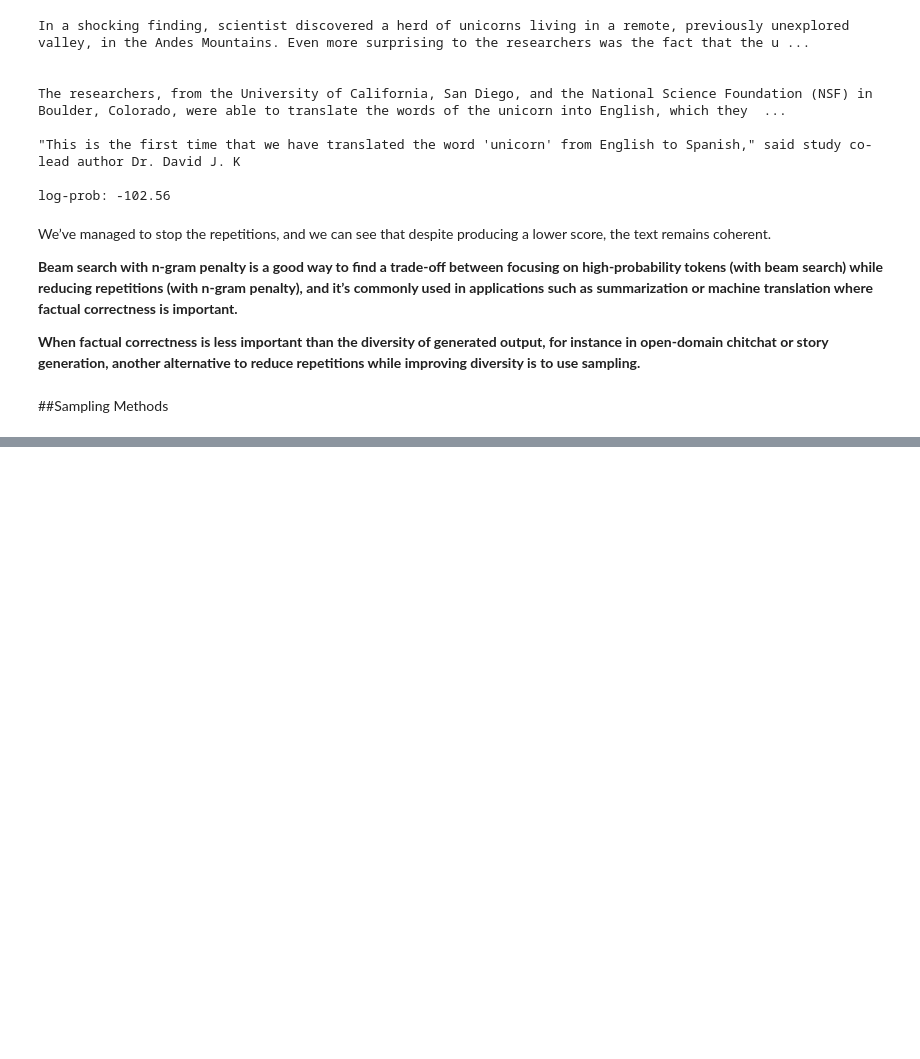
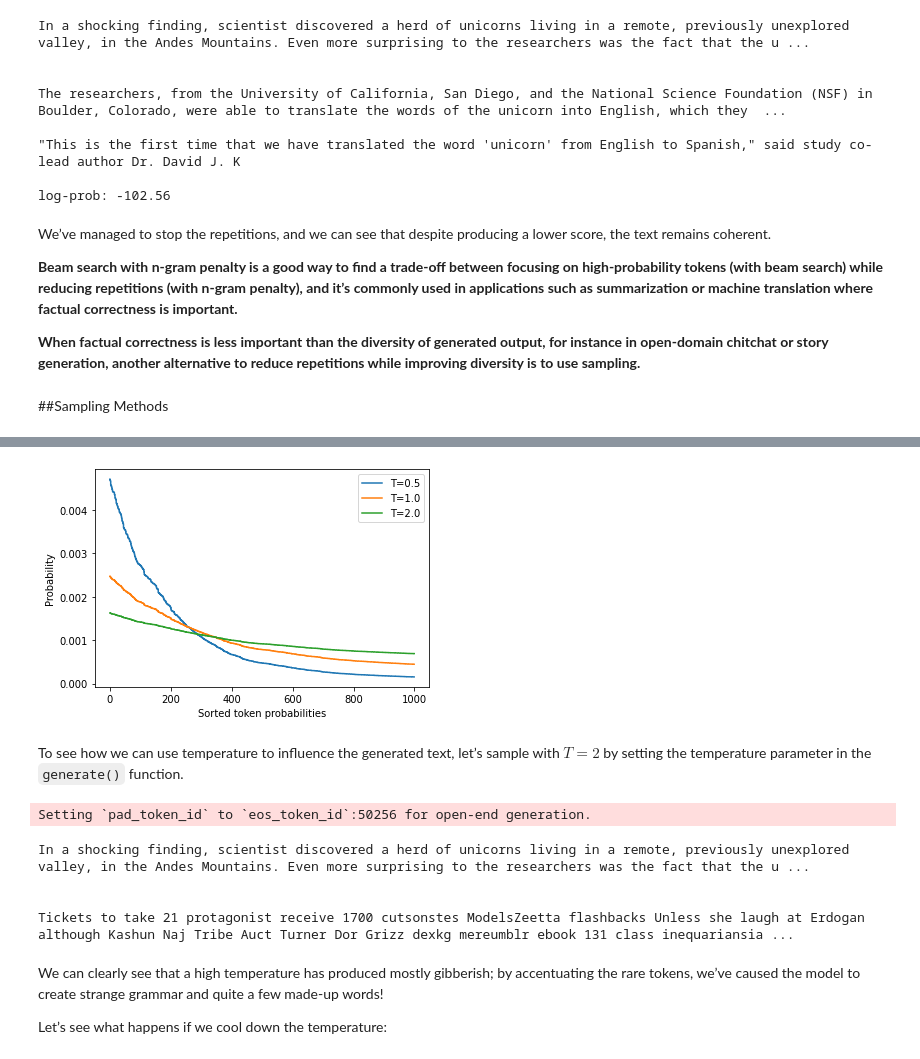
Before and after one commit to rahiakela/transformers-research-and-practice, a Jupyter notebook: natural-language-processing-with-transformers/05-text-generation/text_generation.ipynb, the cells around one changed output, grey strips where cells are left out. Saved outputs shown, nothing was run; the diff lists cells and outputs as text; code cells hidden in the pictures; blank space fills up the shorter version.

```diff
--- a/natural-language-processing-with-transformers/05-text-generation/text_generation.ipynb
+++ b/natural-language-processing-with-transformers/05-text-generation/text_generation.ipynb
@@ -466,0 +494,21 @@ sampling.**
+# %%
+def softmax(logits, T=1):
+    e_x = np.exp(logits / T)
+    return e_x / e_x.sum()
+
+logits = np.exp(np.random.random(1000))
+sorted_logits = np.sort(logits)[::-1]
+x = np.arange(1000)
+
+for T in [0.5, 1.0, 2.0]:
+    plt.step(x, softmax(sorted_logits, T), label=f"T={T}")
+plt.legend(loc="best")
+plt.xlabel("Sorted token probabilities")
+plt.ylabel("Probability")
+plt.show()
+# %% [output]
+[figure, added]
+# %% [markdown]
+To see how we can use temperature to influence the generated text, let’s
+sample with $T=2$ by setting the temperature parameter in the
+`generate()` function.
@@ -466,0 +517,18 @@ sampling.**
+# %%
+output_temp = model.generate(input_ids, max_length=max_length, temperature=2.0, top_k=0, do_sample=True)
+# %% [output]
+Setting `pad_token_id` to `eos_token_id`:50256 for open-end generation.
+# %%
+print(tokenizer.decode(output_temp[0]))
+# %% [output]
+In a shocking finding, scientist discovered a herd of unicorns living in a remote, previously unexplored valley, in the Andes Mountains. Even more surprising to the researchers was the fact that the u ...
+
+
+Tickets to take 21 protagonist receive 1700 cutsonstes ModelsZeetta flashbacks Unless she laugh at Erdogan although Kashun Naj Tribe Auct Turner Dor Grizz dexkg mereumblr ebook 131 class inequariansia ...
+# %% [markdown]
+We can clearly see that a high temperature has produced mostly gibberish; by
+accentuating the rare tokens, we’ve caused the model to create strange
+grammar and quite a few made-up words!
+
+Let’s see what happens if we cool
+down the temperature:
```
Also changed, not shown: parts of 9 cells of this notebook.
